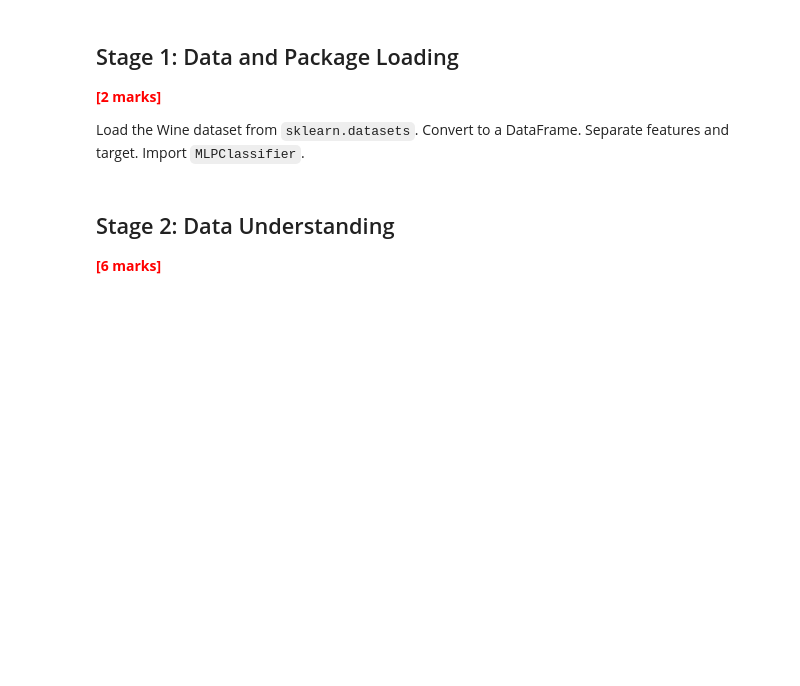
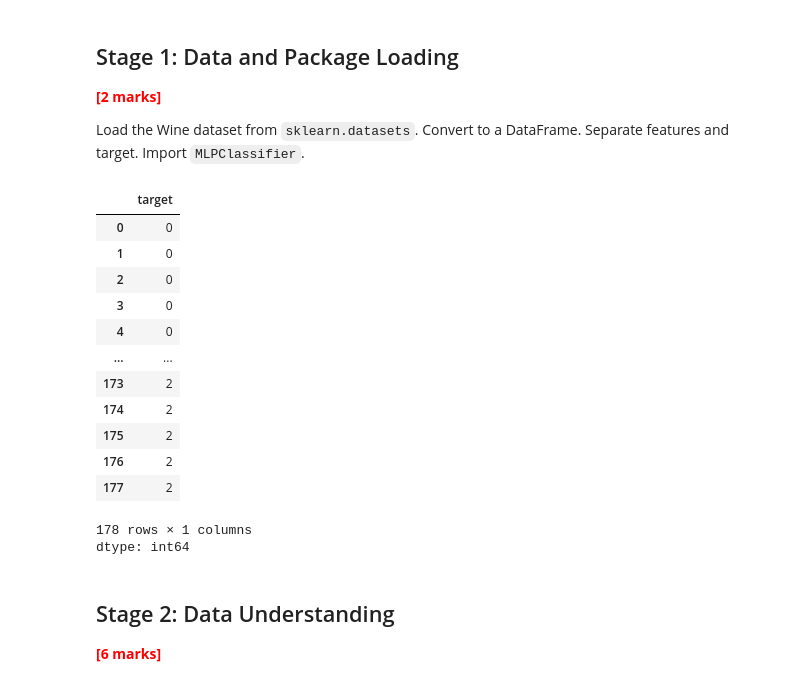
Before and after one commit to rhombus-india/iit-kgp-assignments, a Jupyter notebook: Classification_Assignment_IITKGP/Classification_Models_Exercise.ipynb, the cells around one changed output. Cells and saved outputs as stored; diff of their text form; code cells hidden in the pictures; blank space fills up the shorter version.

```diff
--- a/Classification_Assignment_IITKGP/Classification_Models_Exercise.ipynb
+++ b/Classification_Assignment_IITKGP/Classification_Models_Exercise.ipynb
@@ -836,11 +836,31 @@ Load the Wine dataset from `sklearn.datasets`. Convert to a DataFrame. Separate
 # %%
 # Pre-imported for Part 2
 from sklearn.neural_network import MLPClassifier
 from sklearn.datasets import load_wine
 
 # Load wine dataset
-wine_data = load_wine()
+wine_data = load_wine(as_frame=True)
 ### CODE HERE ###
+wine_data.feature_names
+dataset = wine_data.data
+target = wine_data.target
+features = wine_data.feature_names
+target
+# %% [output]
+|  | target |
+| 0 | 0 |
+| 1 | 0 |
+| 2 | 0 |
+| 3 | 0 |
+| 4 | 0 |
+| ... | ... |
+| 173 | 2 |
+| 174 | 2 |
+| 175 | 2 |
+| 176 | 2 |
+| 177 | 2 |
+178 rows × 1 columns
+dtype: int64
 # %% [markdown]
 ## Stage 2: Data Understanding
 
```
Also changed, not shown: parts of 2 cells of this notebook.
